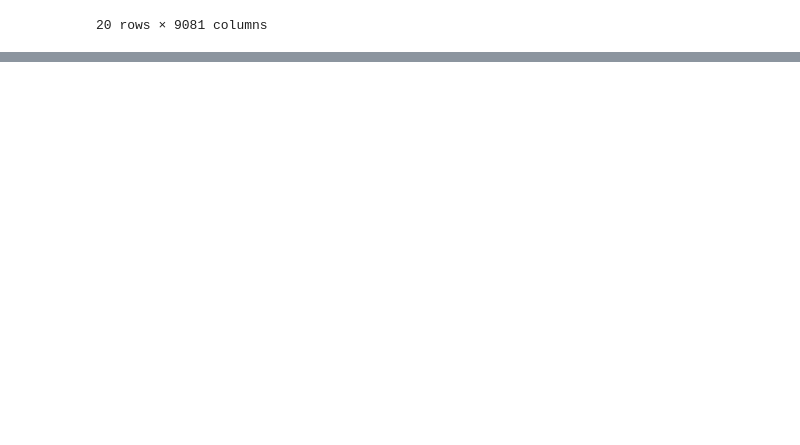
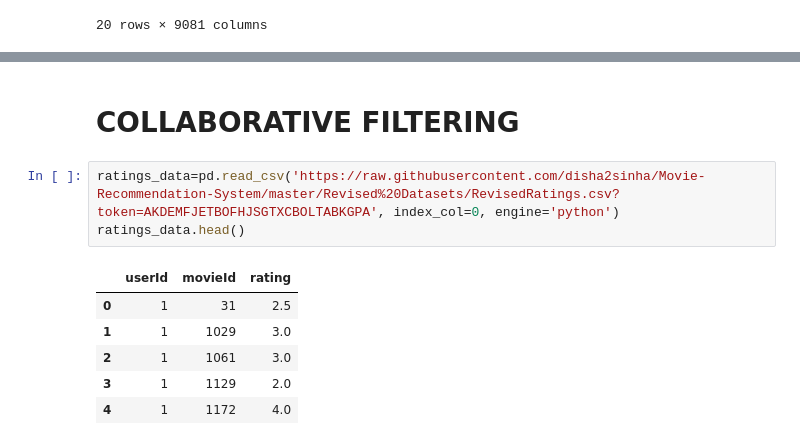
Before and after one commit to disha2sinha/Movie-Recommendation-System, a Jupyter notebook: Content_Based_Recommendation_System.ipynb, the cells around one changed output, grey strips where cells are left out. Drawn from its saved outputs; the diff is of its cells as text; blank space fills up the shorter version.

```diff
--- a/Content_Based_Recommendation_System.ipynb
+++ b/Content_Based_Recommendation_System.ipynb
@@ -224,0 +225,12 @@ recommendations('Minions')
+# %% [markdown]
+# **COLLABORATIVE FILTERING**
+# %%
+ratings_data=pd.read_csv('https://raw.githubusercontent.com/disha2sinha/Movie-Recommendation-System/master/Revised%20Datasets/RevisedRatings.csv?token=AKDEMFJETBOFHJSGTXCBOLTABKGPA', index_col=0, engine='python')
+ratings_data.head()
+# %% [output]
+|  | userId | movieId | rating |
+| 0 | 1 | 31 | 2.5 |
+| 1 | 1 | 1029 | 3.0 |
+| 2 | 1 | 1061 | 3.0 |
+| 3 | 1 | 1129 | 2.0 |
+| 4 | 1 | 1172 | 4.0 |
```
Also changed, not shown: parts of 2 cells of this notebook.
